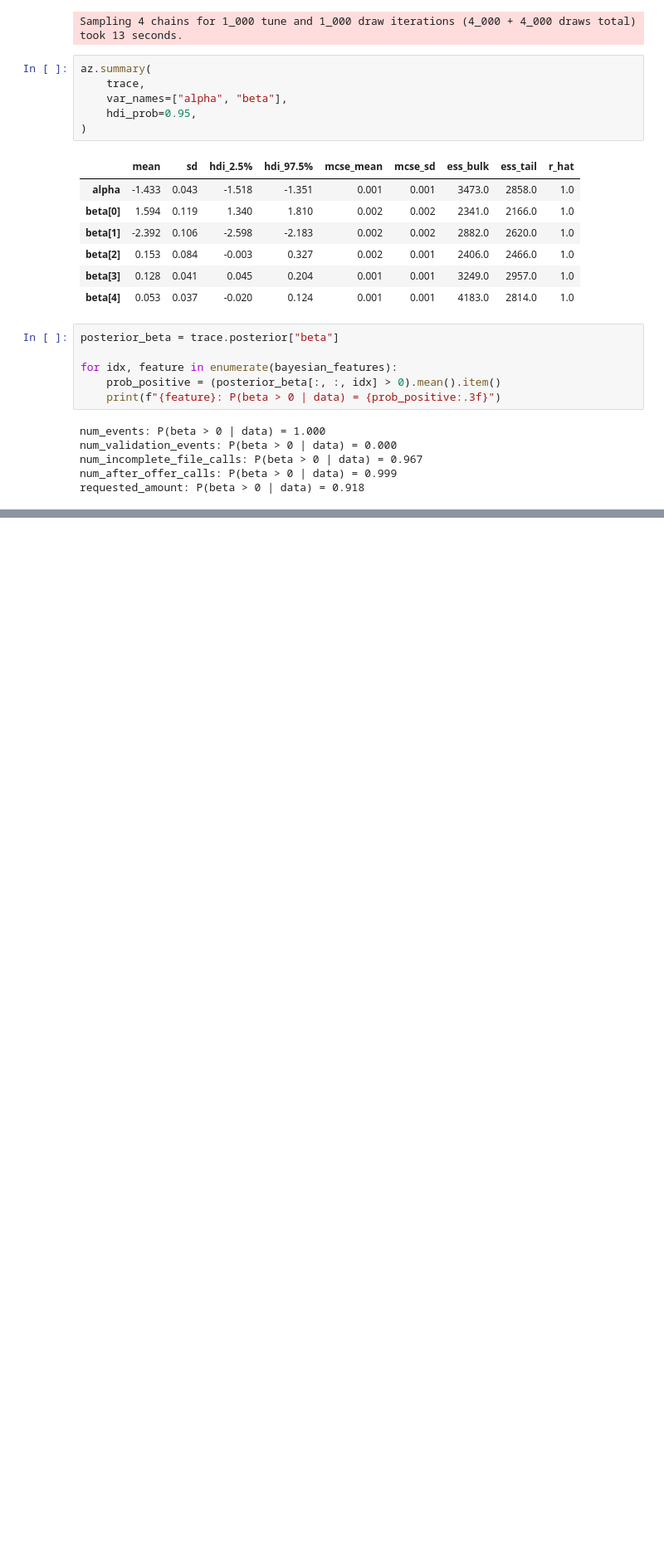
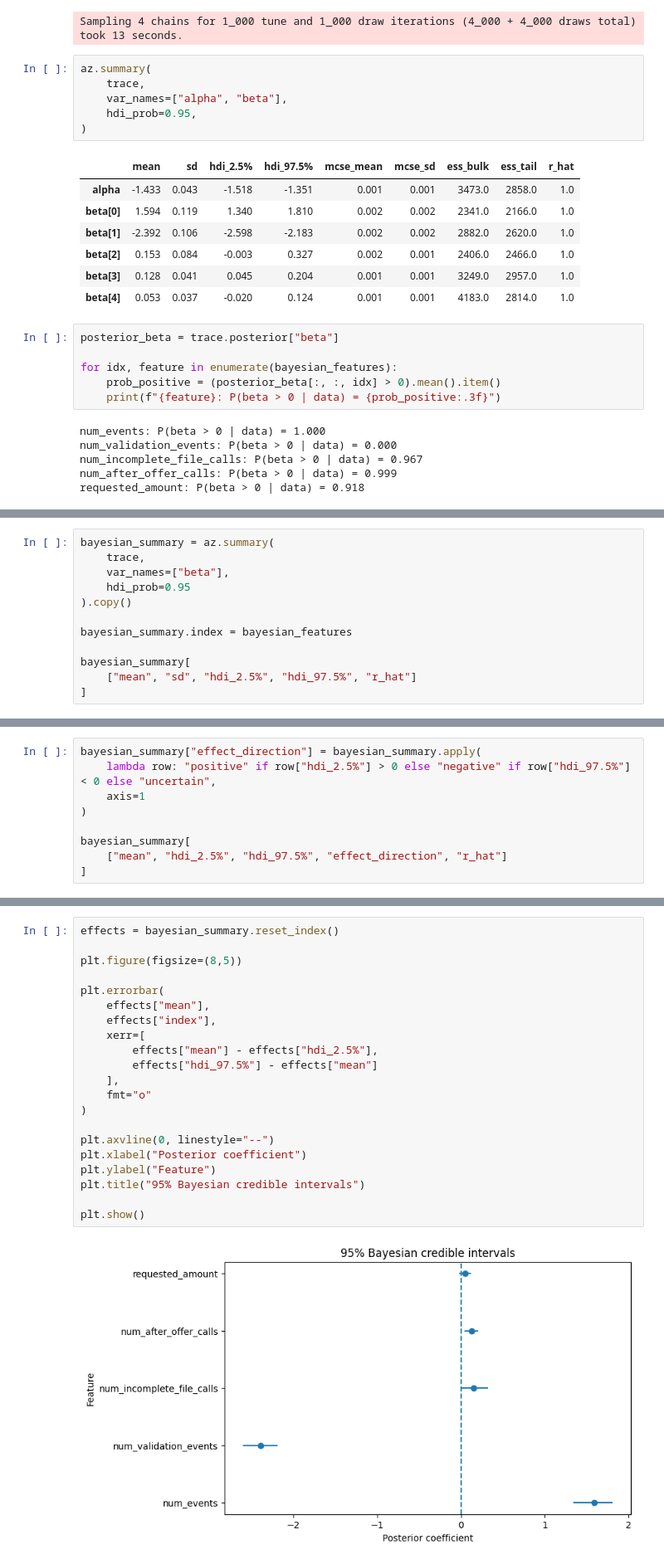
Before and after one commit to alfergal/ml-studio, a Jupyter notebook: ml/loanops/notebooks/01_eda.ipynb, the cells around one changed output, grey strips where cells are left out. Shown at 83% size. Cells and saved outputs as stored; diff of their text form; blank space fills up the shorter version.

Commit message:
Add Bayesian credible interval interpretation

```diff
--- a/ml/loanops/notebooks/01_eda.ipynb
+++ b/ml/loanops/notebooks/01_eda.ipynb
@@ -663,0 +694,12 @@ requested_amount: P(beta > 0 | data) = 0.918
+# %%
+bayesian_summary = az.summary(
+    trace,
+    var_names=["beta"],
+    hdi_prob=0.95
+).copy()
+
+bayesian_summary.index = bayesian_features
+
+bayesian_summary[
+    ["mean", "sd", "hdi_2.5%", "hdi_97.5%", "r_hat"]
+]
@@ -663,0 +713,9 @@ requested_amount: P(beta > 0 | data) = 0.918
+# %%
+bayesian_summary["effect_direction"] = bayesian_summary.apply(
+    lambda row: "positive" if row["hdi_2.5%"] > 0 else "negative" if row["hdi_97.5%"] < 0 else "uncertain",
+    axis=1
+)
+
+bayesian_summary[
+    ["mean", "hdi_2.5%", "hdi_97.5%", "effect_direction", "r_hat"]
+]
@@ -663,0 +739,23 @@ requested_amount: P(beta > 0 | data) = 0.918
+# %%
+effects = bayesian_summary.reset_index()
+
+plt.figure(figsize=(8,5))
+
+plt.errorbar(
+    effects["mean"],
+    effects["index"],
+    xerr=[
+        effects["mean"] - effects["hdi_2.5%"],
+        effects["hdi_97.5%"] - effects["mean"]
+    ],
+    fmt="o"
+)
+
+plt.axvline(0, linestyle="--")
+plt.xlabel("Posterior coefficient")
+plt.ylabel("Feature")
+plt.title("95% Bayesian credible intervals")
+
+plt.show()
+# %% [output]
+[figure, added]
```
Also changed, not shown: parts of 6 cells of this notebook.
